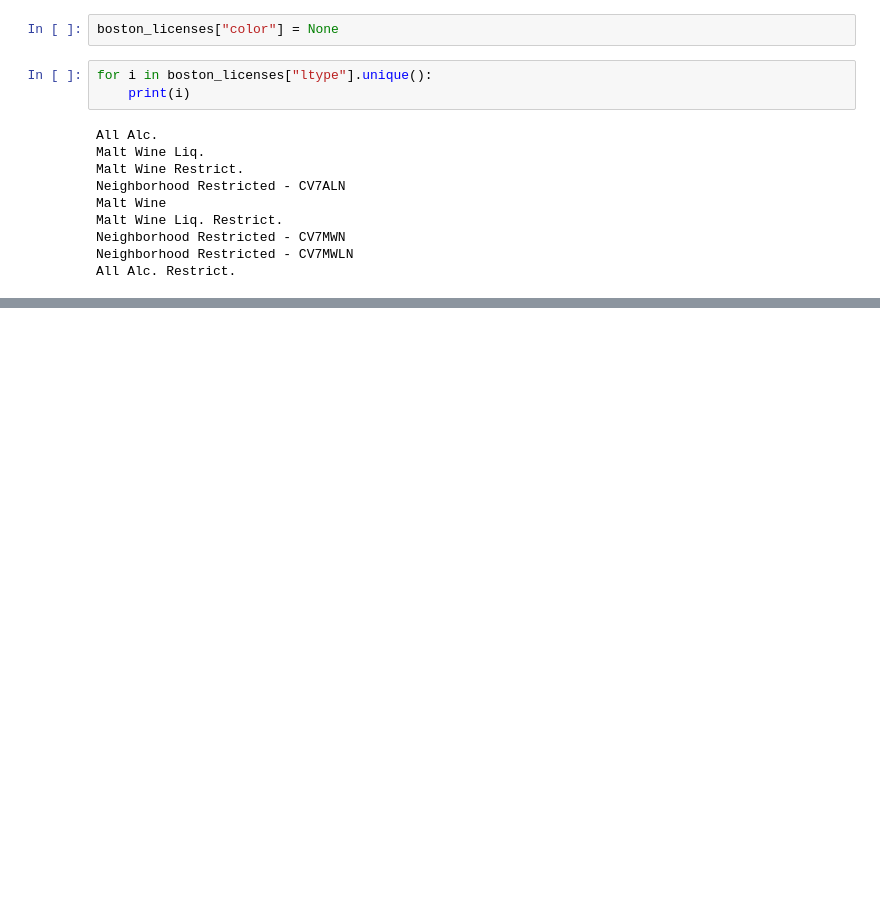
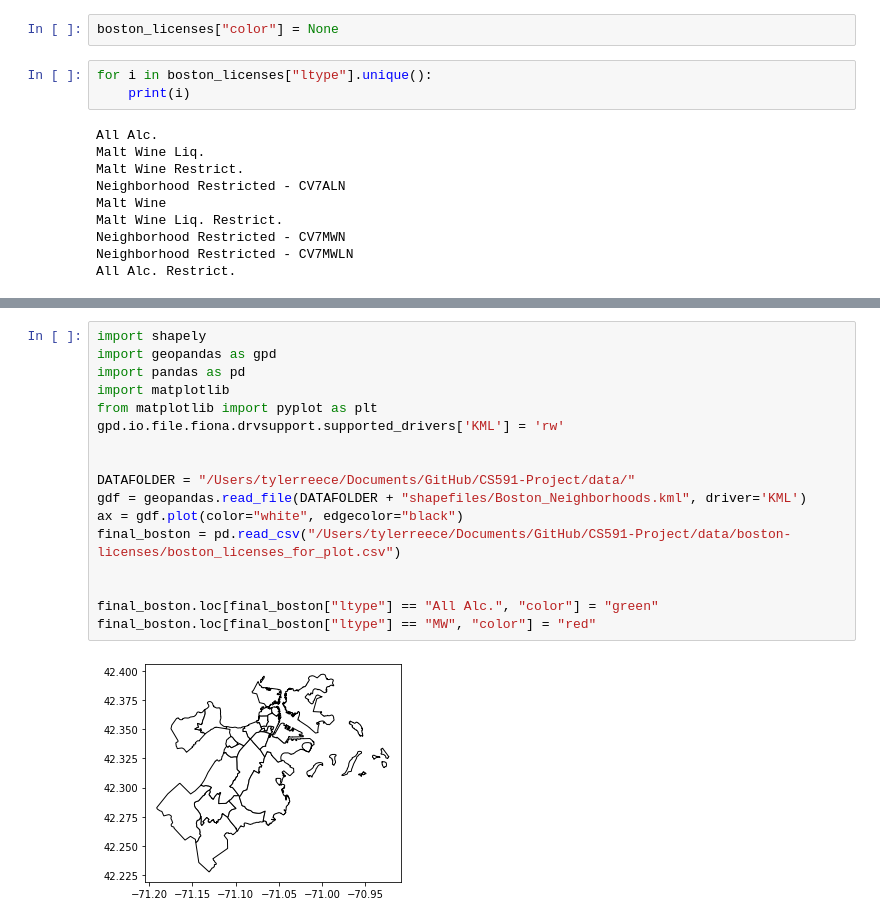
Before and after one commit to reecetyl/CS591-Project, a Jupyter notebook: code/Data Preprocessing/shapes.ipynb, the cells around one changed output, grey strips where cells are left out. Saved outputs shown, nothing was run; the diff lists cells and outputs as text; blank space fills up the shorter version.

```diff
--- a/code/Data Preprocessing/shapes.ipynb
+++ b/code/Data Preprocessing/shapes.ipynb
@@ -227,0 +251,19 @@ boston_licenses.loc[boston_licenses["ltype"] == "All Alc.", "color"] = "lightgre
+# %%
+import shapely
+import geopandas as gpd
+import pandas as pd
+import matplotlib
+from matplotlib import pyplot as plt
+gpd.io.file.fiona.drvsupport.supported_drivers['KML'] = 'rw'
+
+
+DATAFOLDER = "/Users/tylerreece/Documents/GitHub/CS591-Project/data/"
+gdf = geopandas.read_file(DATAFOLDER + "shapefiles/Boston_Neighborhoods.kml", driver='KML')
+ax = gdf.plot(color="white", edgecolor="black")
+final_boston = pd.read_csv("/Users/tylerreece/Documents/GitHub/CS591-Project/data/boston-licenses/boston_licenses_for_plot.csv")
+
+
+final_boston.loc[final_boston["ltype"] == "All Alc.", "color"] = "green"
+final_boston.loc[final_boston["ltype"] == "MW", "color"] = "red"
+# %% [output]
+[figure, added]
```
Also changed, not shown: parts of 4 cells of this notebook, 7 other files.
